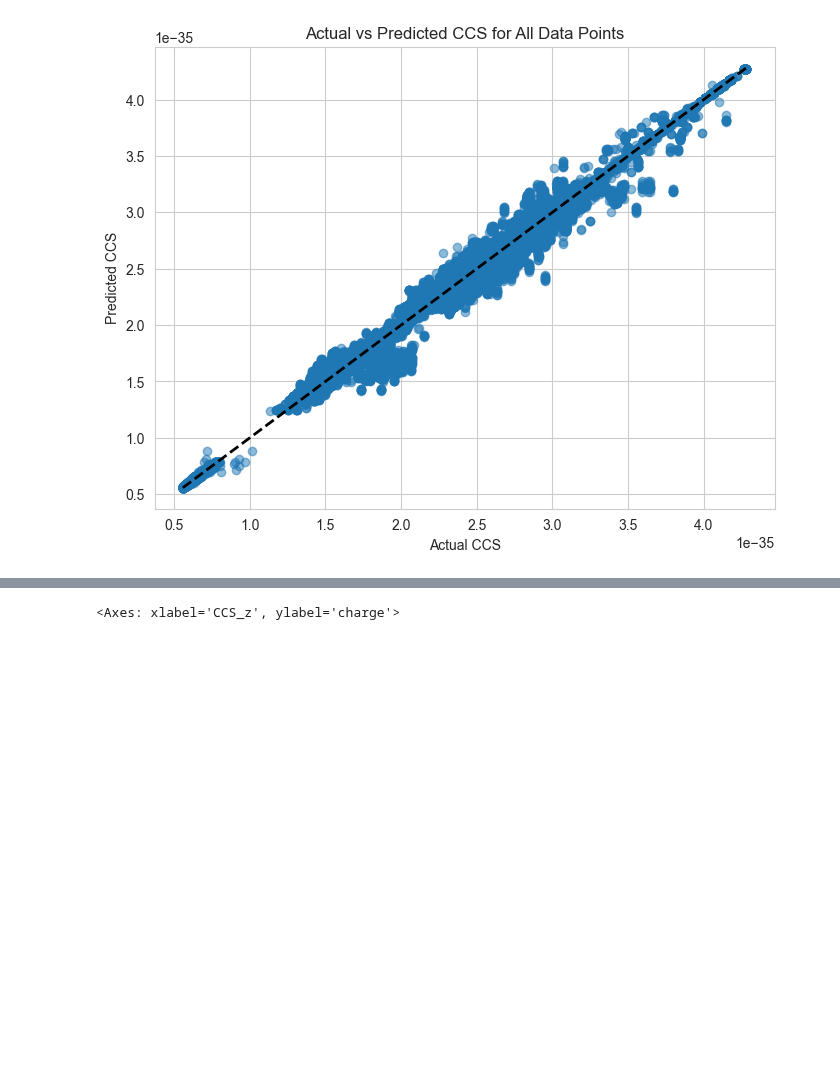
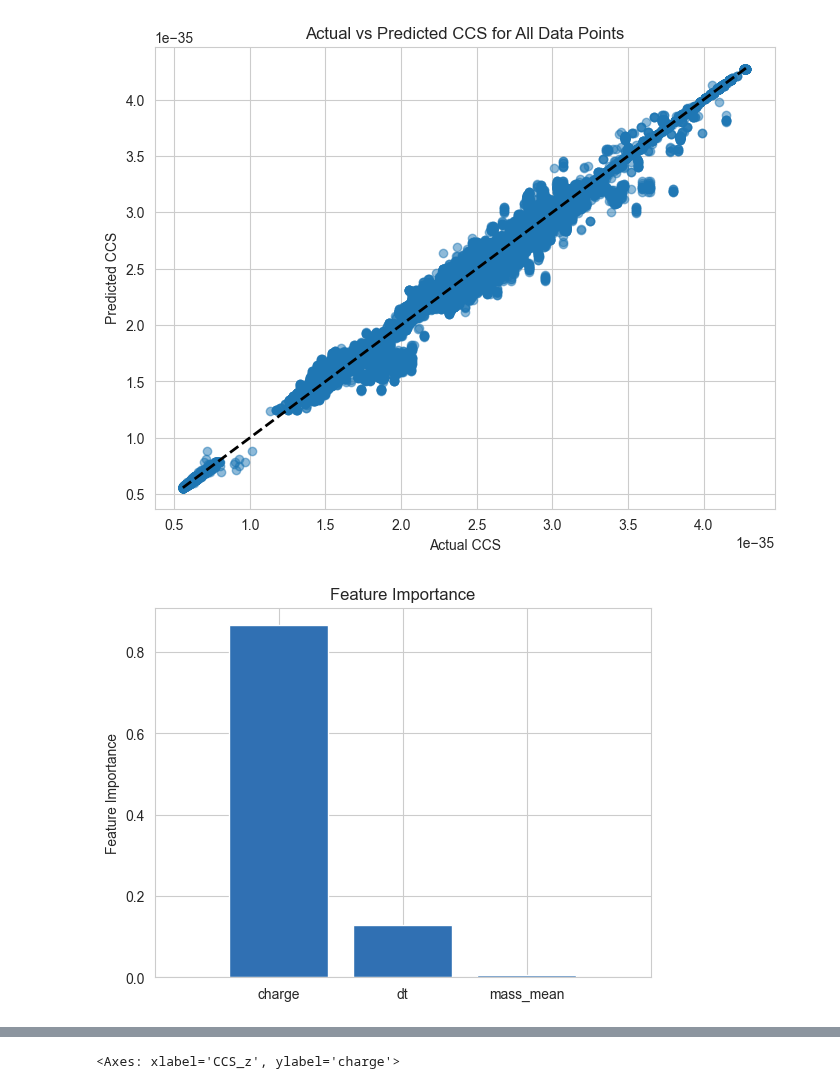
Before and after one commit to IngiumDev/ion-mobility-prediction, a Jupyter notebook: correlation_curves/random_forest_ccs.ipynb, the cells around one changed output, grey strips where cells are left out. Cells and saved outputs as stored; diff of their text form; code cells hidden in the pictures; blank space fills up the shorter version.

```diff
--- a/correlation_curves/random_forest_ccs.ipynb
+++ b/correlation_curves/random_forest_ccs.ipynb
@@ -138,3 +138,20 @@ plt.title('Actual vs Predicted CCS for All Data Points')
 plt.show()
 # %% [output]
 [figure]
+# %%
+# Get the importances from the final model
+importances = final_model.feature_importances_
+# Sort the feature importances in descending order
+indices = np.argsort(importances)[::-1]
+features = X.columns
+
+plt.figure()
+plt.title("Feature Importance")
+plt.bar(range(X.shape[1]), importances[indices], color="#3070B3", align="center")
+plt.xticks(range(X.shape[1]), features[indices], rotation=0)
+plt.xlim([-1, X.shape[1]])
+plt.ylabel('Feature Importance')
+
+plt.show()
+# %% [output]
+[figure, added]
```
Also changed, not shown: parts of 5 cells of this notebook, 4 other files.
